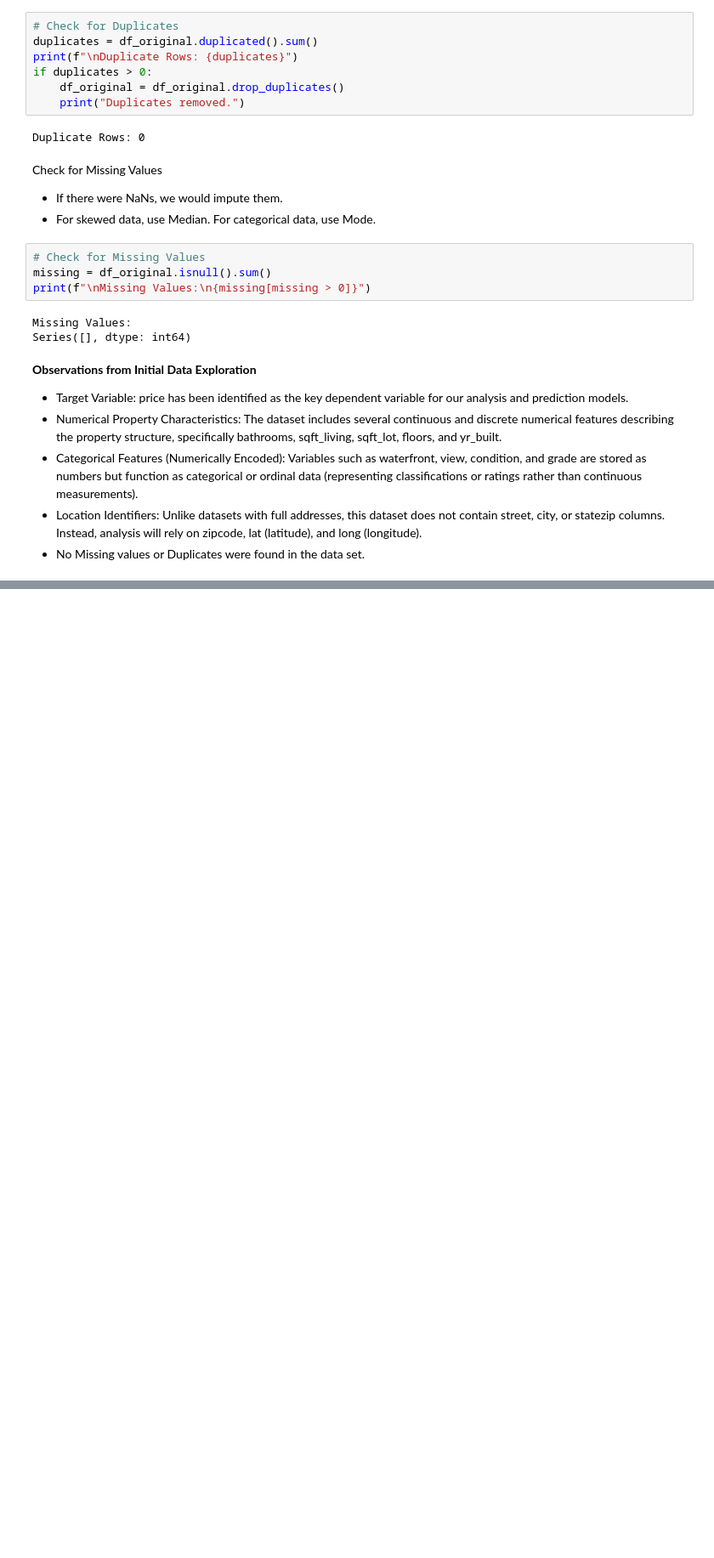
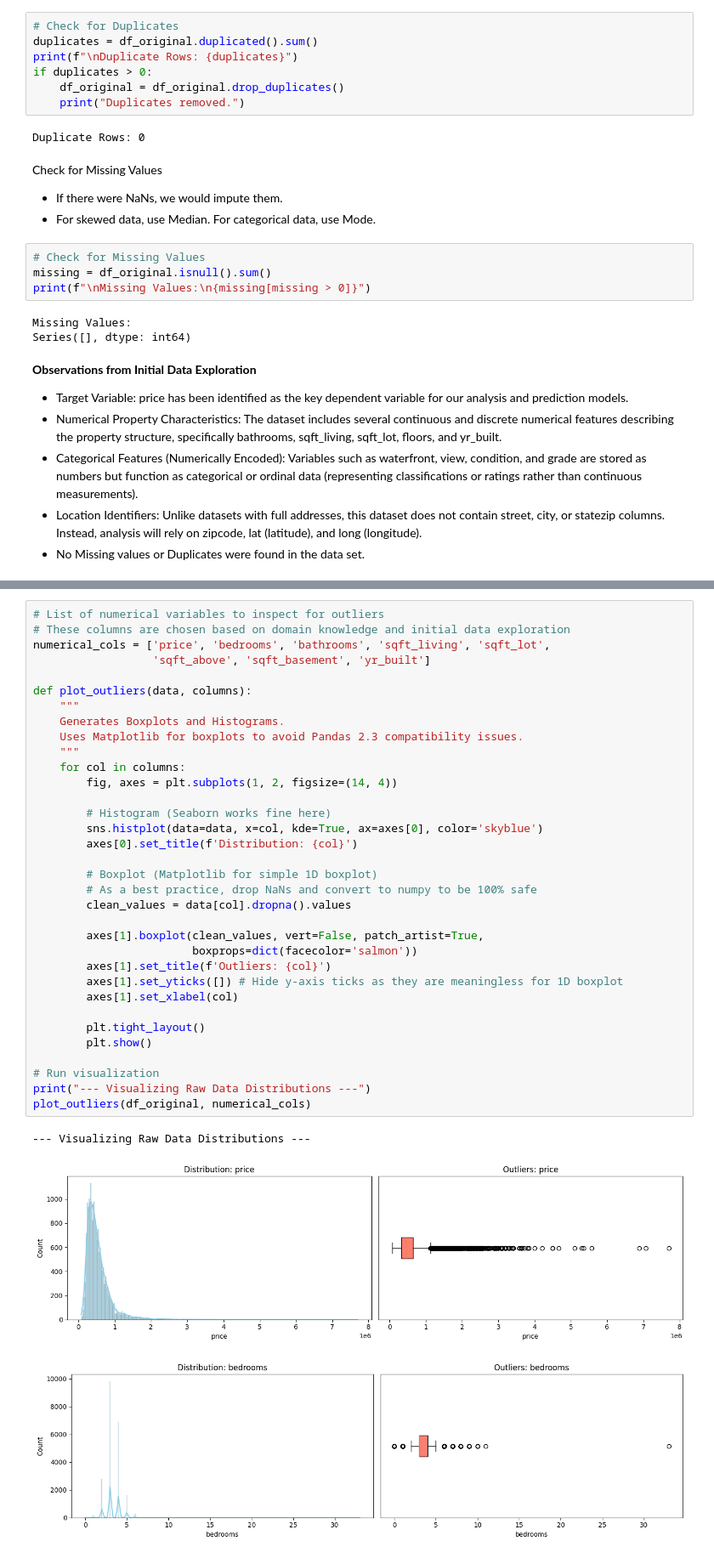
Before and after one commit to dumindagamage/Home-Value-Analysis, a Jupyter notebook: notebooks/01_data_extraction_exploration_and_cleaning.ipynb, the cells around one changed output, grey strips where cells are left out. Shown: that part at 85% size. Cells and saved outputs as stored; diff of their text form; blank space fills up the shorter version.

Commit message:
Update with Data Cleaning logic

```diff
--- a/notebooks/01_data_extraction_exploration_and_cleaning.ipynb
+++ b/notebooks/01_data_extraction_exploration_and_cleaning.ipynb
@@ -165,0 +214,38 @@ Series([], dtype: int64)
+# %%
+# List of numerical variables to inspect for outliers
+# These columns are chosen based on domain knowledge and initial data exploration
+numerical_cols = ['price', 'bedrooms', 'bathrooms', 'sqft_living', 'sqft_lot',
+                  'sqft_above', 'sqft_basement', 'yr_built']
+
+def plot_outliers(data, columns):
+    """
+    Generates Boxplots and Histograms.
+    Uses Matplotlib for boxplots to avoid Pandas 2.3 compatibility issues.
+    """
+    for col in columns:
+        fig, axes = plt.subplots(1, 2, figsize=(14, 4))
+
+        # Histogram (Seaborn works fine here)
+        sns.histplot(data=data, x=col, kde=True, ax=axes[0], color='skyblue')
+        axes[0].set_title(f'Distribution: {col}')
+
+        # Boxplot (Matplotlib for simple 1D boxplot)
+        # As a best practice, drop NaNs and convert to numpy to be 100% safe
+        clean_values = data[col].dropna().values
+
+        axes[1].boxplot(clean_values, vert=False, patch_artist=True,
+                        boxprops=dict(facecolor='salmon'))
+        axes[1].set_title(f'Outliers: {col}')
+        axes[1].set_yticks([]) # Hide y-axis ticks as they are meaningless for 1D boxplot
+        axes[1].set_xlabel(col)
+
+        plt.tight_layout()
+        plt.show()
+
+# Run visualization
+print("--- Visualizing Raw Data Distributions ---")
+plot_outliers(df_original, numerical_cols)
+# %% [output]
+--- Visualizing Raw Data Distributions ---
+[figure, added]
+[figure, added]
```
Also changed, not shown: parts of 21 cells of this notebook.
